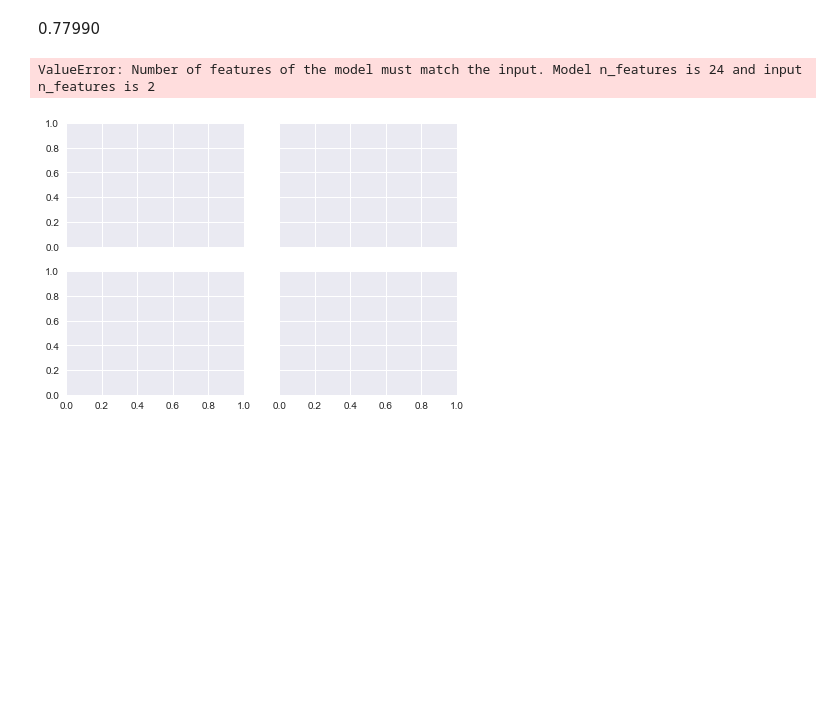
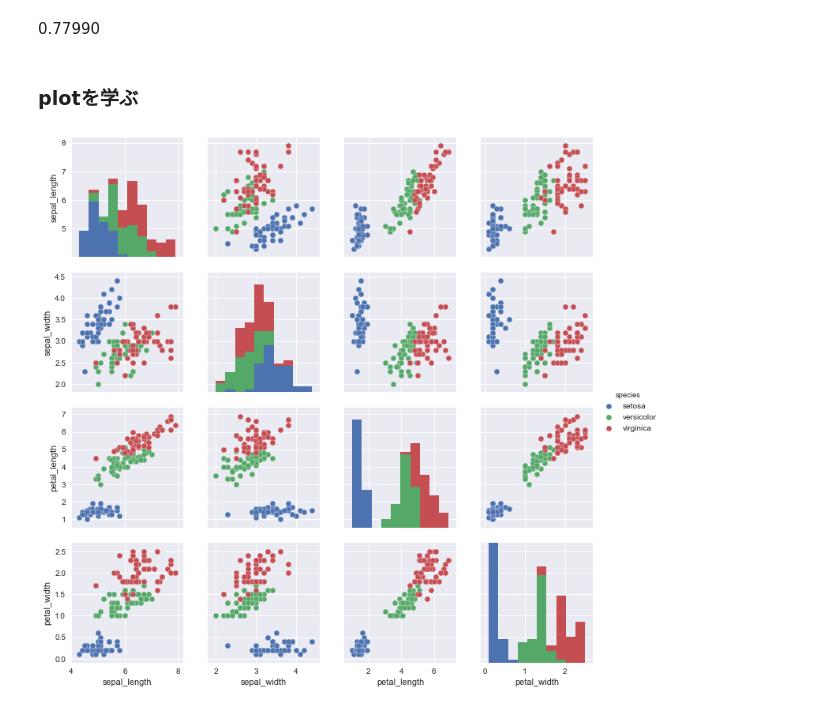
Before and after one commit to Aipakazuma/aipa-kaggle-titanic, a Jupyter notebook: workspace.ipynb, the cells around one changed output. Drawn from its saved outputs; the diff is of its cells as text; code cells hidden in the pictures; blank space fills up the shorter version.

```diff
--- a/workspace.ipynb
+++ b/workspace.ipynb
@@ -364,55 +360,12 @@ X_train_std = sc.fit_transform(train)
-# %%
-from itertools import product
-
-all_clf = clf_list
-
-x_min = X_train_std[:, 0].min() - 1
-x_max = X_train_std[:, 0].max() + 1
-y_min = X_train_std[:, 1].min() - 1
-y_max = X_train_std[:, 1].max() + 1
-
-xx, yy = np.meshgrid(np.arange(x_min, x_max, 0.1),
-                     np.arange(y_min, y_max, 0.1))
-
-f, axarr = plt.subplots(nrows=2, ncols=2,
-                        sharex='col',
-                        sharey='row',
-                        figsize=(7, 5))
-
-for idx, clf, tt in zip(product([0, 1], [0, 1]),
-                        all_clf, name_list):
-    clf.fit(X_train_std, train.iloc[:, 1])
-
-    Z = clf.predict(np.c_[xx.ravel(), yy.ravel()])
-    Z = Z.reshape(xx.shape)
-
-    axarr[idx[0], idx[1]].contourf(xx, yy, Z, alpha=0.3)
-
-    axarr[idx[0], idx[1]].scatter(X_train_std[y_train==0, 0],
-                                  X_train_std[y_train==0, 1],
-                                  c='blue',
-                                  marker='^',
-                                  s=50)
-
-    axarr[idx[0], idx[1]].scatter(X_train_std[y_train==1, 0],
-                                  X_train_std[y_train==1, 1],
-                                  c='red',
-                                  marker='o',
-                                  s=50)
-
-    axarr[idx[0], idx[1]].set_title(tt)
-
-plt.text(-3.5, -4.5,
-         s='Sepal width [standardized]',
-         ha='center', va='center', fontsize=12)
-plt.text(-10.5, 4.5,
-         s='Petal length [standardized]',
-         ha='center', va='center',
-         fontsize=12, rotation=90)
-
-plt.tight_layout()
-# plt.savefig('./figures/voting_panel', bbox_inches='tight', dpi=300)
-plt.show()
-# %% [output]
-ValueError: Number of features of the model must match the input. Model n_features is 24 and input n_features is 2
-[figure, removed]
+# %% [markdown]
+### plotを学ぶ
+# %%
+# 散布図行列というものがあるらしい
+import matplotlib.pyplot as plt
+import seaborn as sns
+
+df = sns.load_dataset("iris")
+sns.pairplot(df, hue="species", size=2.5)
+plt.show()
+# %% [output]
+[figure, added]
```
Also changed, not shown: parts of 110 cells of this notebook, 2 other files.
